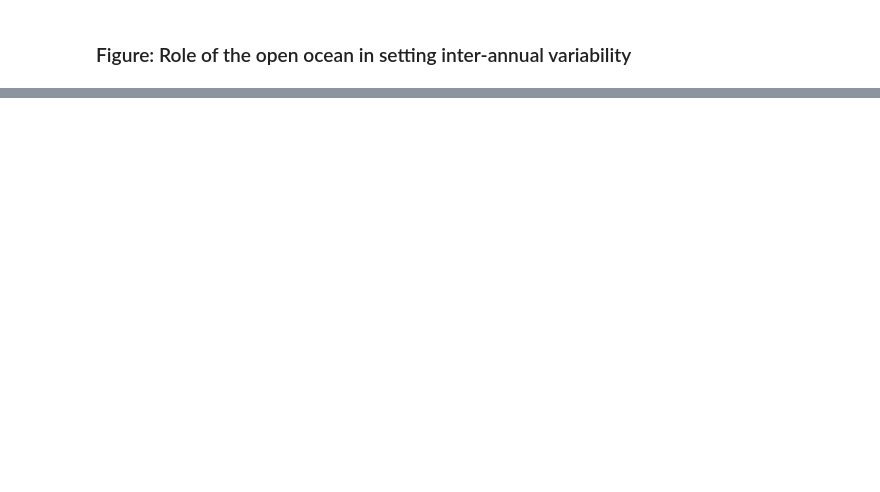
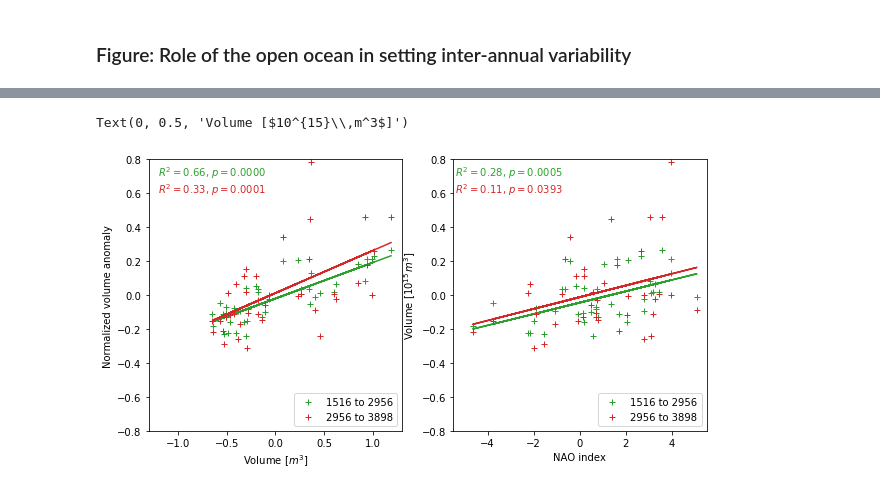
Before and after one commit to gmacgilchrist/draw_figs_nadw_var, a Jupyter notebook: draw_bathy-anom.ipynb, the cells around one changed output, grey strips where cells are left out. Cells and saved outputs as stored; diff of their text form; code cells hidden in the pictures; blank space fills up the shorter version.

```diff
--- a/draw_bathy-anom.ipynb
+++ b/draw_bathy-anom.ipynb
@@ -51,0 +123,55 @@ vlag_bathy.mean('init_t_bin').plot()
+# %%
+## PANEL: Regression (mixed layer volume anomaly)
+xlims=[-1.3,1.3]
+ylims = [-0.8,0.8]
+color_b1 = 'tab:green'
+color_b2 = 'tab:red'
+
+fig,(ax_regress1,ax_regress2) = plt.subplots(figsize=(10,5),ncols=2)
+
+result = sm.ols(formula='Q("55.5") ~ vmld_anom', data=df).fit()
+ax_regress1.plot(1E-15*df['vmld_anom'],df['55.5'],'+',color=color_b1,label='1516 to 2956')
+ax_regress1.plot(1E-15*df['vmld_anom'],result.params.Intercept+result.params.vmld_anom*df['vmld_anom'],'-',color=color_b1)
+ax_regress1.text(xlims[0]+0.1,ylims[1]-0.1,
+                 '$R^2 = $'+str('{0:.2f}'.format(result.rsquared))+', $p = $'+str('{0:.4f}'.format(result.f_pvalue)),
+                 color=color_b1)
+result = sm.ols(formula='Q("62.5") ~ vmld_anom', data=df).fit()
+ax_regress1.plot(1E-15*df['vmld_anom'],df['62.5'],'+',color=color_b2,label='2956 to 3898')
+ax_regress1.plot(1E-15*df['vmld_anom'],result.params.Intercept+result.params.vmld_anom*df['vmld_anom'],'-',color=color_b2)
+ax_regress1.text(xlims[0]+0.1,ylims[1]-0.2,
+                 '$R^2 = $'+str('{0:.2f}'.format(result.rsquared))+', $p = $'+str('{0:.4f}'.format(result.f_pvalue)),
+                 color=color_b2)
+
+ax_regress1.legend(loc='lower right')
+ax_regress1.set_xlim(xlims)
+ax_regress1.set_xlabel('Volume [$m^3$]')
+ax_regress1.set_ylim(ylims)
+ax_regress1.set_ylabel('Normalized volume anomaly')
+
+## PANEL: Regression (NAO)
+xlims=[-5.5,5.5]
+ylims = [-0.8,0.8]
+color_b1 = 'tab:green'
+color_b2 = 'tab:red'
+
+result = sm.ols(formula='Q("55.5") ~ nao', data=df).fit()
+ax_regress2.plot(df['nao'],df['55.5'],'+',color=color_b1,label='1516 to 2956')
+ax_regress2.plot(df['nao'],result.params.Intercept+result.params.nao*df['nao'],'-',color=color_b1)
+ax_regress2.text(xlims[0]+0.1,ylims[1]-0.1,
+                 '$R^2 = $'+str('{0:.2f}'.format(result.rsquared))+', $p = $'+str('{0:.4f}'.format(result.f_pvalue)),
+                 color=color_b1)
+result = sm.ols(formula='Q("62.5") ~ nao', data=df).fit()
+ax_regress2.plot(df['nao'],df['62.5'],'+',color=color_b2,label='2956 to 3898')
+ax_regress2.plot(df['nao'],result.params.Intercept+result.params.nao*df['nao'],'-',color=color_b2)
+ax_regress2.text(xlims[0]+0.1,ylims[1]-0.2,
+                 '$R^2 = $'+str('{0:.2f}'.format(result.rsquared))+', $p = $'+str('{0:.4f}'.format(result.f_pvalue)),
+                 color=color_b2)
+
+ax_regress2.legend(loc='lower right')
+ax_regress2.set_xlim(xlims)
+ax_regress2.set_xlabel('NAO index')
+ax_regress2.set_ylim(ylims)
+ax_regress2.set_ylabel('Volume [$10^{15}\,m^3$]')
+# %% [output]
+Text(0, 0.5, 'Volume [$10^{15}\\,m^3$]')
+[figure, added]
```
Also changed, not shown: parts of 8 cells of this notebook, 2 other files.
